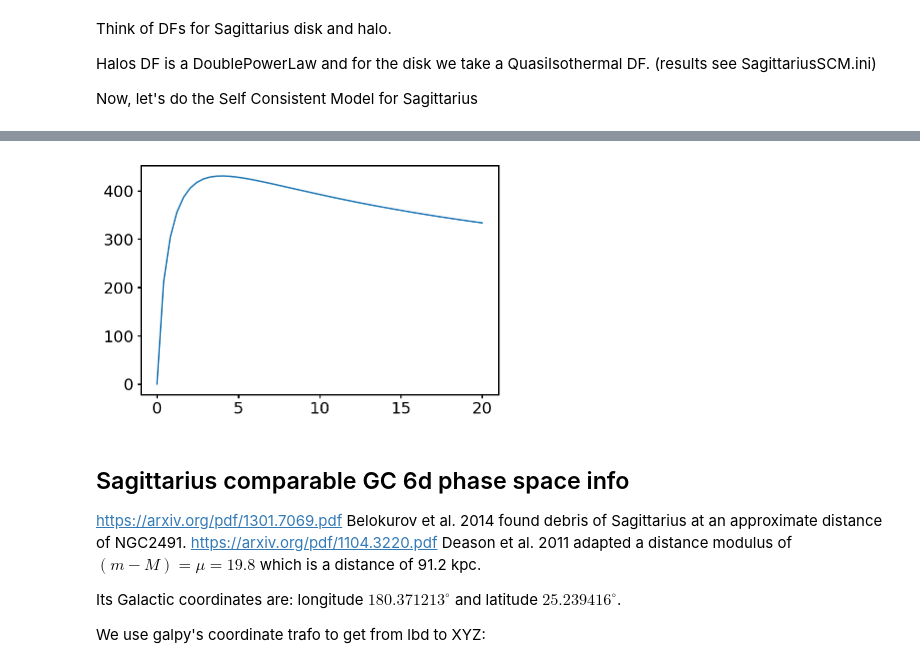
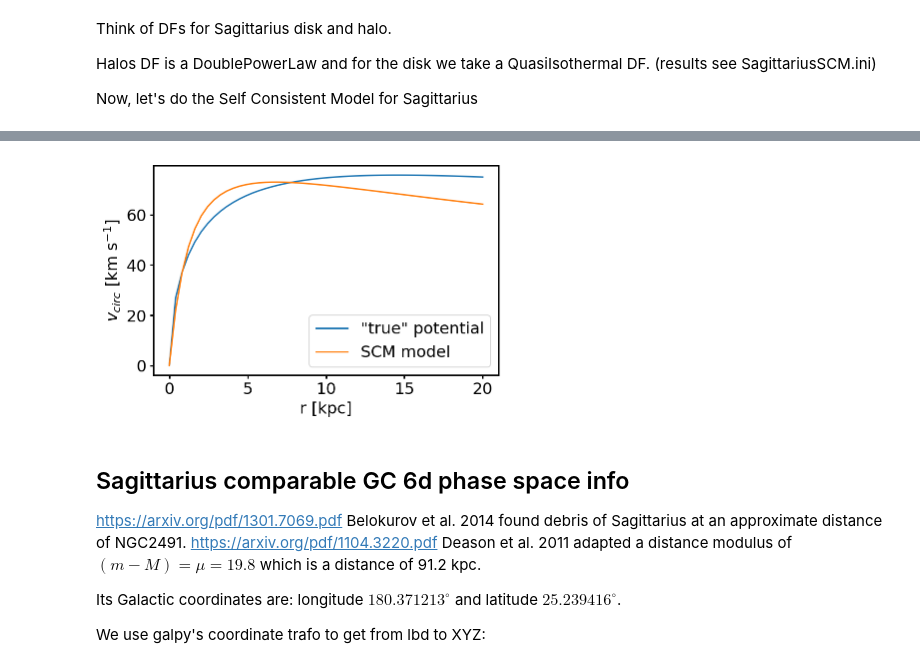
Before and after one commit to sophialilleengen/Sagittarius_Saas_Fee, a Jupyter notebook: N-body_simulations/Models_Sag_MW.ipynb, the cells around one changed output, grey strips where cells are left out. Saved outputs shown, nothing was run; the diff lists cells and outputs as text; code cells hidden in the pictures.

```diff
--- a/N-body_simulations/Untitled.ipynb
+++ b/N-body_simulations/Models_Sag_MW.ipynb
@@ -517,12 +522,16 @@ plt.show()
 # %%
 r = np.linspace(0,20)
 points = np.column_stack((r, r*0, r*0))
-plt.plot(r, np.sqrt(-r*model.potential.force(points)[:,0]))
+plt.plot(r, np.sqrt(-r*sag_pot.force(points)[:,0]), label = '"true" potential')
+plt.plot(r, np.sqrt(-r*model.potential.force(points)[:,0]), label = 'SCM model')
+
 #for pot in model.potential: plt.plot(r, np.sqrt(-r*pot.force(points)[:,0]), label = pot.name())
-#plt.legend()
+plt.legend()
+plt.xlabel('r [kpc]')
+plt.ylabel('$v_{circ}\ [\mathrm{km\ s^{-1}}]$')
 plt.show()
 # %% [output]
-[figure, old version]
+[figure, new version]
 # %% [markdown]
 Sagittarius comparable GC 6d phase space info
 ---
```
Also changed, not shown: parts of 15 cells of this notebook, 25 other files.
